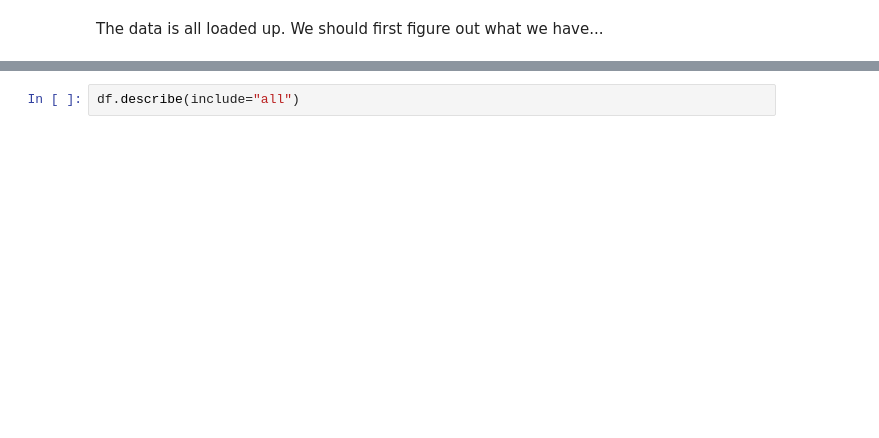
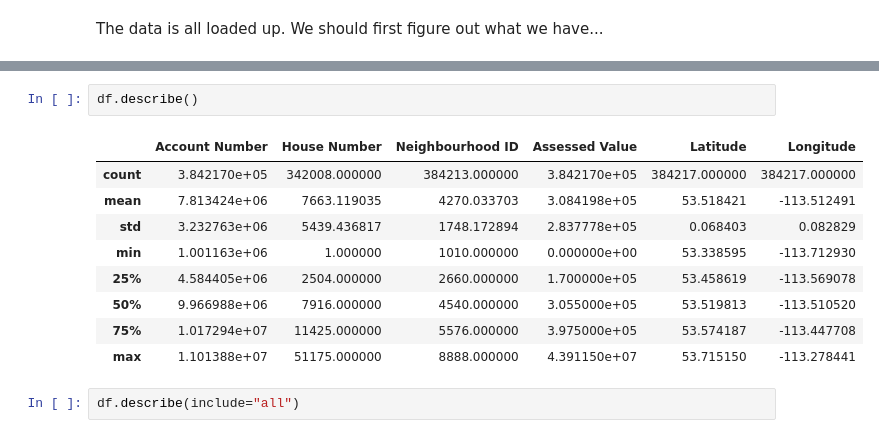
Before and after one commit to Soniyasunny1/BasicClassExamples, a Jupyter notebook: 001a_Exploring_1Var_sol.ipynb, the cells around one changed output, grey strips where cells are left out. Drawn from its saved outputs; the diff is of its cells as text; blank space fills up the shorter version.

```diff
--- a/001a_Exploring_1Var_sol.ipynb
+++ b/001a_Exploring_1Var_sol.ipynb
@@ -25,6 +41,18 @@ df.head()
 | 2 | 1194398 | NaN | 15617.0 | 83 STREET NW | N | 2050.0 | BELLE RIVE | Ward 3 | ... |
 | 3 | 1034214 | NaN | 10661.0 | 161 AVENUE NW | Y | 3040.0 | BEAUMARIS | Ward 3 | ... |
 | 4 | 1114701 | NaN | 15003.0 | 76 AVENUE NW | Y | 4430.0 | RIO TERRACE | Ward 5 | ... |
+# %%
+df.describe()
+# %% [output]
+|  | Account Number | House Number | Neighbourhood ID | Assessed Value | Latitude | Longitude |
+| count | 3.842170e+05 | 342008.000000 | 384213.000000 | 3.842170e+05 | 384217.000000 | 384217.000000 |
+| mean | 7.813424e+06 | 7663.119035 | 4270.033703 | 3.084198e+05 | 53.518421 | -113.512491 |
+| std | 3.232763e+06 | 5439.436817 | 1748.172894 | 2.837778e+05 | 0.068403 | 0.082829 |
+| min | 1.001163e+06 | 1.000000 | 1010.000000 | 0.000000e+00 | 53.338595 | -113.712930 |
+| 25% | 4.584405e+06 | 2504.000000 | 2660.000000 | 1.700000e+05 | 53.458619 | -113.569078 |
+| 50% | 9.966988e+06 | 7916.000000 | 4540.000000 | 3.055000e+05 | 53.519813 | -113.510520 |
+| 75% | 1.017294e+07 | 11425.000000 | 5576.000000 | 3.975000e+05 | 53.574187 | -113.447708 |
+| max | 1.101388e+07 | 51175.000000 | 8888.000000 | 4.391150e+07 | 53.715150 | -113.278441 |
 # %%
 df.describe(include="all")
 # %% [output]
```
Also changed, not shown: parts of 4 cells of this notebook.
